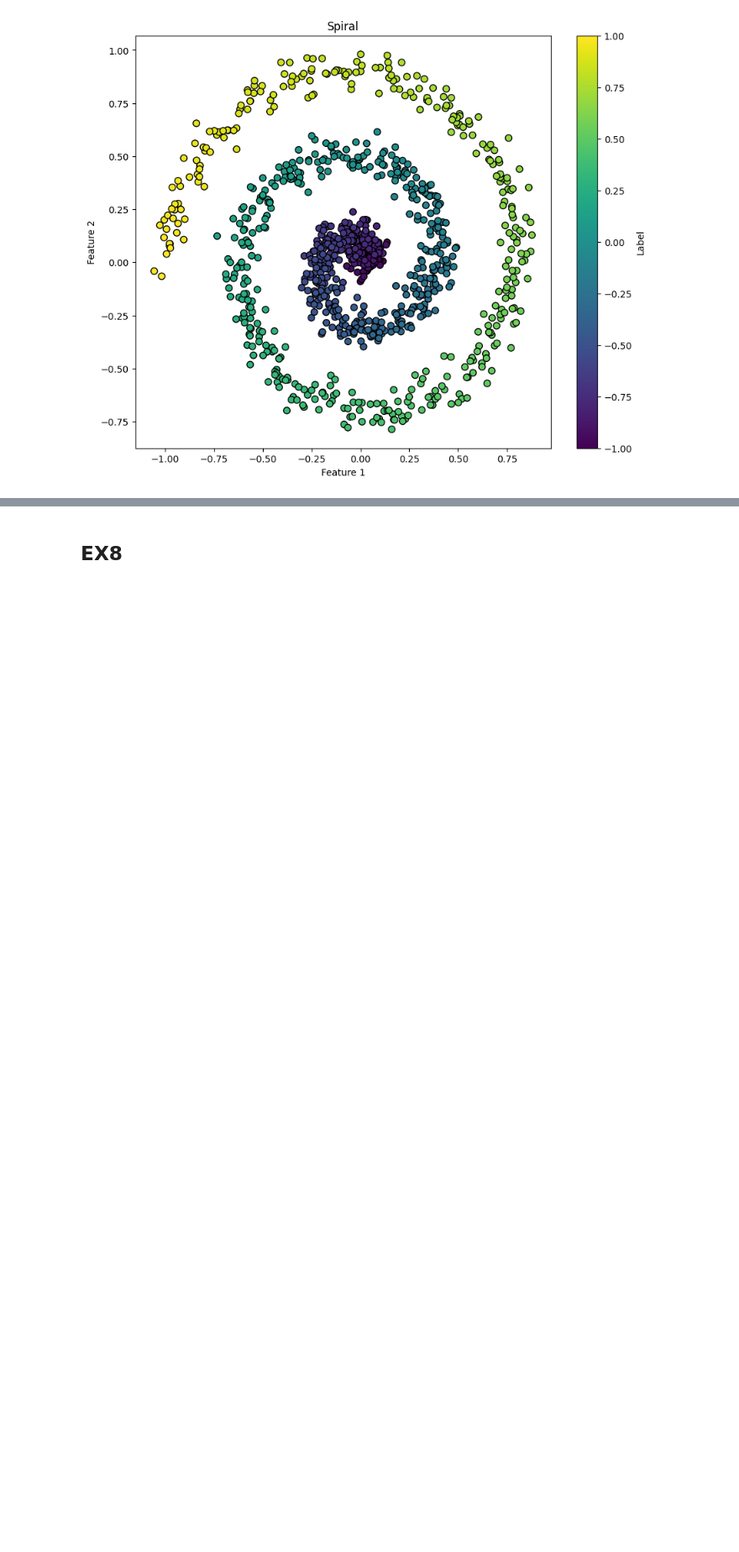
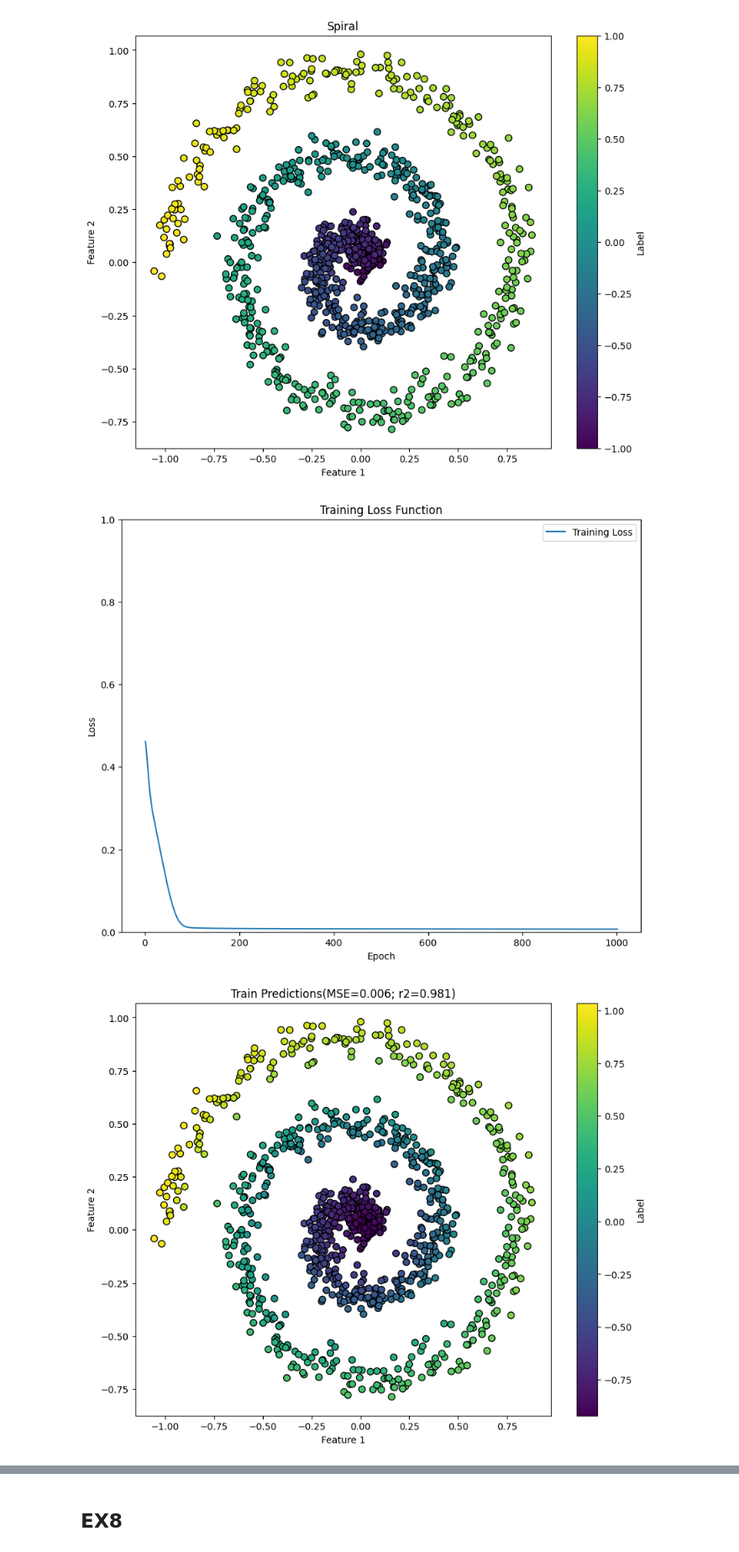
Before and after one commit to JonathanZmora/IntroToDeepLearning, a Jupyter notebook: DL_HW1_I.ipynb, the cells around one changed output, grey strips where cells are left out. Shown at 84% size. Drawn from its saved outputs; the diff is of its cells as text; code cells hidden in the pictures; blank space fills up the shorter version.

```diff
--- a/DL_HW1_I.ipynb
+++ b/DL_HW1_I.ipynb
@@ -722,0 +731,22 @@ plot_spiral(X_train, y_train)
+# %%
+### Your code goes here ####
+X_train_tensor, y_train_tensor = preprocess_regression_data(X_train, y_train)
+X_test_tensor, y_test_tensor = preprocess_regression_data(X_test, y_test)
+
+regression_model_2d, train_losses = train(regression_model_2d, X_train_tensor, y_train_tensor,
+                            num_epochs, optimizer, criterion)
+
+
+y_train_pred, train_r2 = evaluate_regression(regression_model_2d, X_train_tensor, y_train_tensor)
+train_mse = evaluate_model_mse(regression_model_2d, X_train_tensor, y_train_tensor).item()
+
+y_test_pred, test_r2 = evaluate_regression(regression_model_2d, X_test_tensor, y_test_tensor)
+test_mse = evaluate_model_mse(regression_model_2d, X_test_tensor, y_test_tensor).item()
+
+
+plot_loss(train_losses)
+plot_spiral_train_test(X_train, y_train_pred, train_mse, train_r2,
+                       X_test, y_test_pred, test_mse, test_r2)
+# %% [output]
+[figure, added]
+[figure, added]
```
Also changed, not shown: parts of 6 cells of this notebook.
